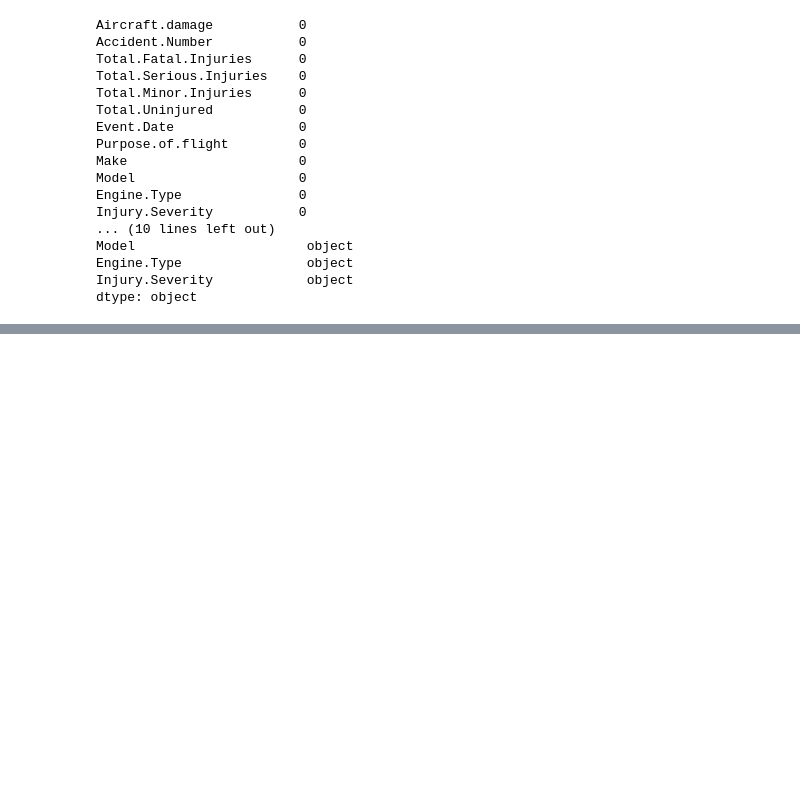
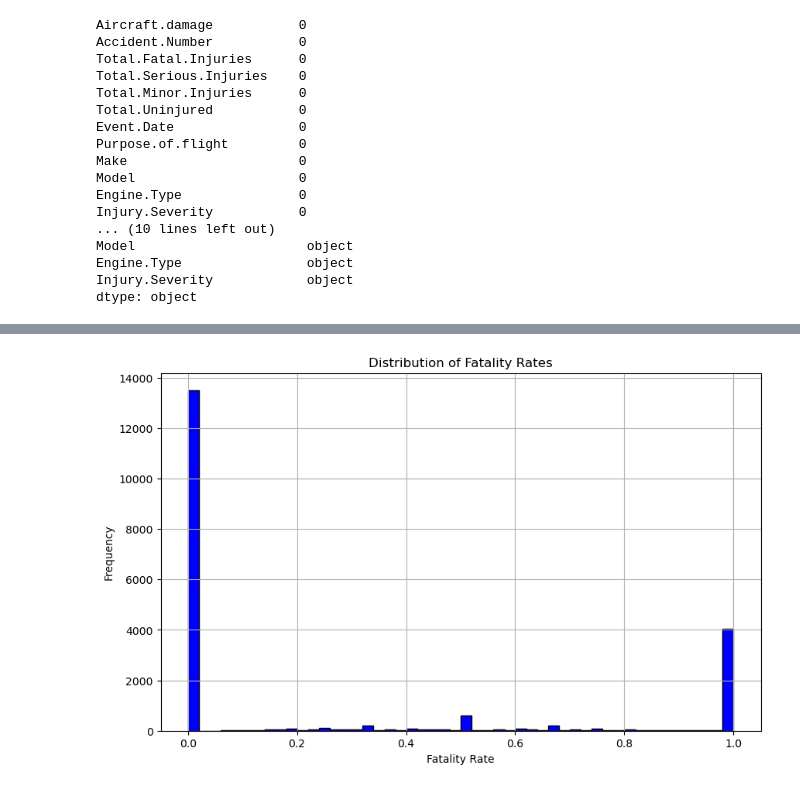
Before and after one commit to Kate-Maina/Aviation-accident, a Jupyter notebook: aviation_analysis.ipynb, the cells around one changed output, grey strips where cells are left out. Saved outputs shown, nothing was run; the diff lists cells and outputs as text; code cells hidden in the pictures; blank space fills up the shorter version.

```diff
--- a/aviation_analysis.ipynb
+++ b/aviation_analysis.ipynb
@@ -278,0 +411,9 @@ print(safe_aircraft.head(10))
+# %%
+plt.figure(figsize=(10, 6))
+safe_aircraft['Fatality Rate'].hist(bins=50, color='blue', edgecolor='black')
+plt.title('Distribution of Fatality Rates')
+plt.xlabel('Fatality Rate')
+plt.ylabel('Frequency')
+plt.show()
+# %% [output]
+[figure, added]
```
Also changed, not shown: parts of 35 cells of this notebook.
